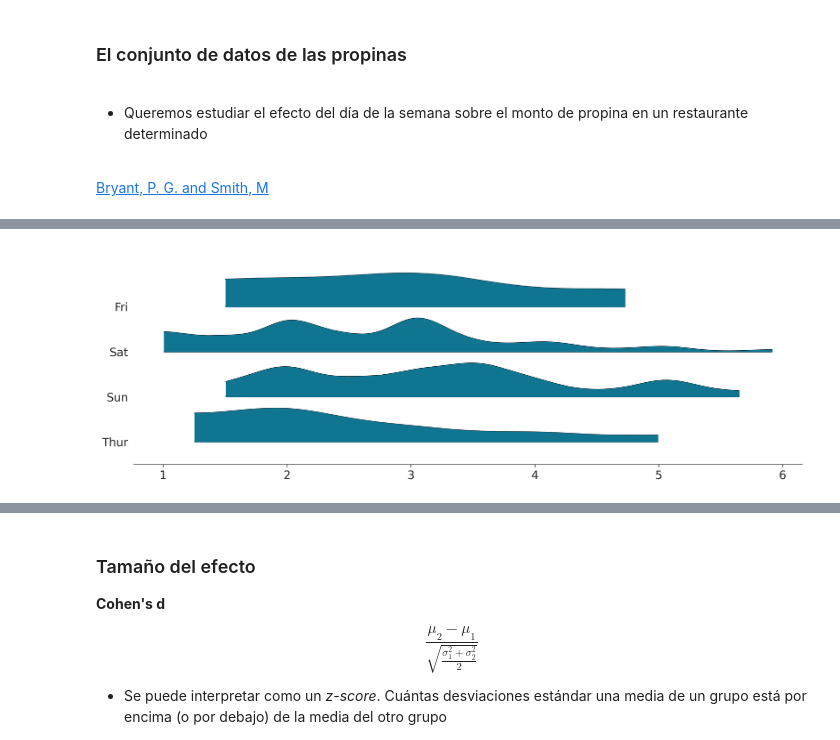
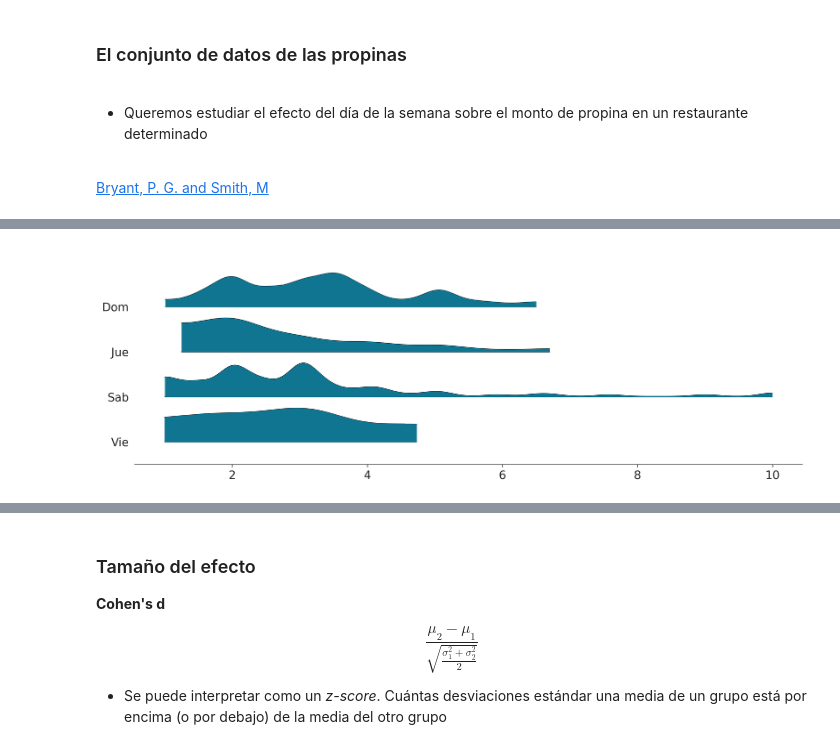
Before and after one commit to LCD-UNSAM/estadistica_e_inferencia_II, a Jupyter notebook: diapo/diapo_02.ipynb, the cells around one changed output, grey strips where cells are left out. Cells and saved outputs as stored; diff of their text form; code cells hidden in the pictures.

```diff
--- a/diapo/diapo_02.ipynb
+++ b/diapo/diapo_02.ipynb
@@ -446,8 +411,10 @@ tips.tail()
 # %%
-# Usamos arviz para graficar datos, no una distribución a posteriori ¯\_(ツ)_/¯
-az.plot_forest(tips.pivot(columns='day', values='tip').to_dict('list'),
-               kind='ridgeplot',
-               figsize=(12, 4));
+az.plot_forest(
+    tips.pivot(columns="dia", values="propina").to_dict("list"),
+    kind="ridgeplot",
+    hdi_prob=1,
+    figsize=(12, 4),
+);
 # %% [output]
-[figure, old version]
+[figure, new version]
 # %%
```
Also changed, not shown: parts of 25 cells of this notebook, 1 other file.
